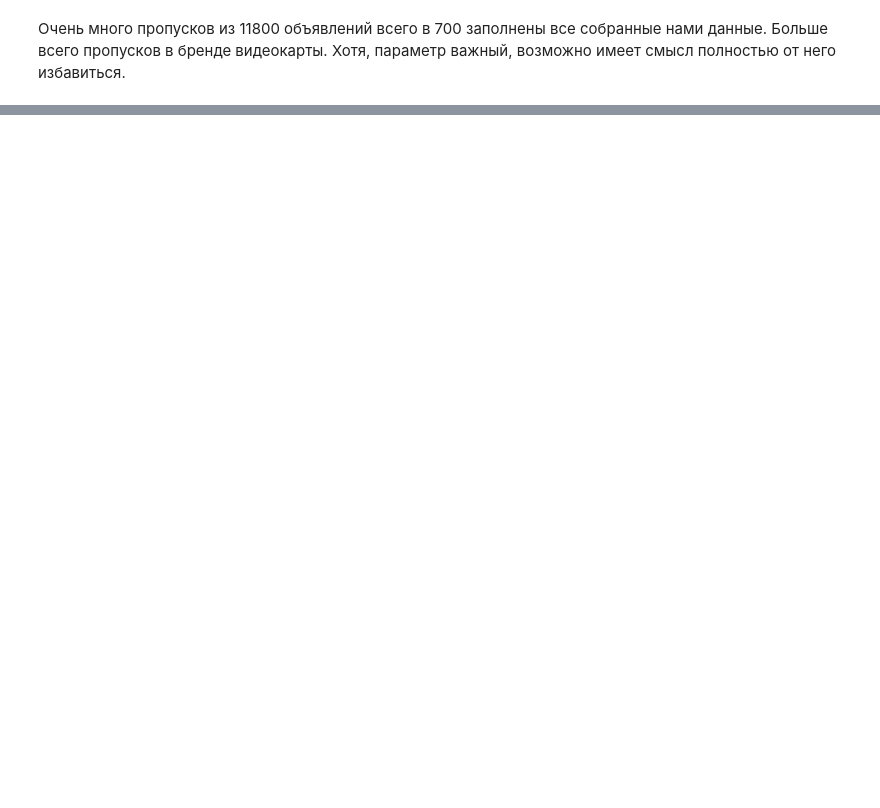
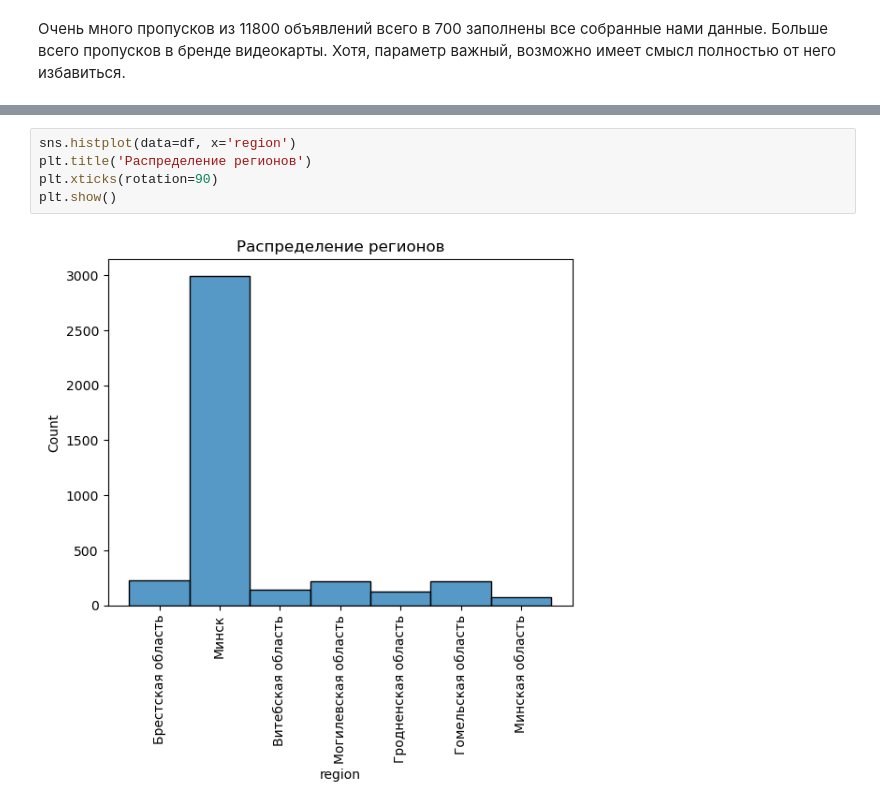
Before and after one commit to venskovalentin/KufarPriceModel, a Jupyter notebook: notebooks/Laptop_EDA.ipynb, the cells around one changed output, grey strips where cells are left out. Cells and saved outputs as stored; diff of their text form; blank space fills up the shorter version.

```diff
--- a/notebooks/Laptop_EDA.ipynb
+++ b/notebooks/Laptop_EDA.ipynb
@@ -84,0 +102,7 @@ df.head()
+# %%
+sns.histplot(data=df, x='region')
+plt.title('Распределение регионов')
+plt.xticks(rotation=90)
+plt.show()
+# %% [output]
+[figure, added]
```
Also changed, not shown: parts of 23 cells of this notebook, 2 other files.
